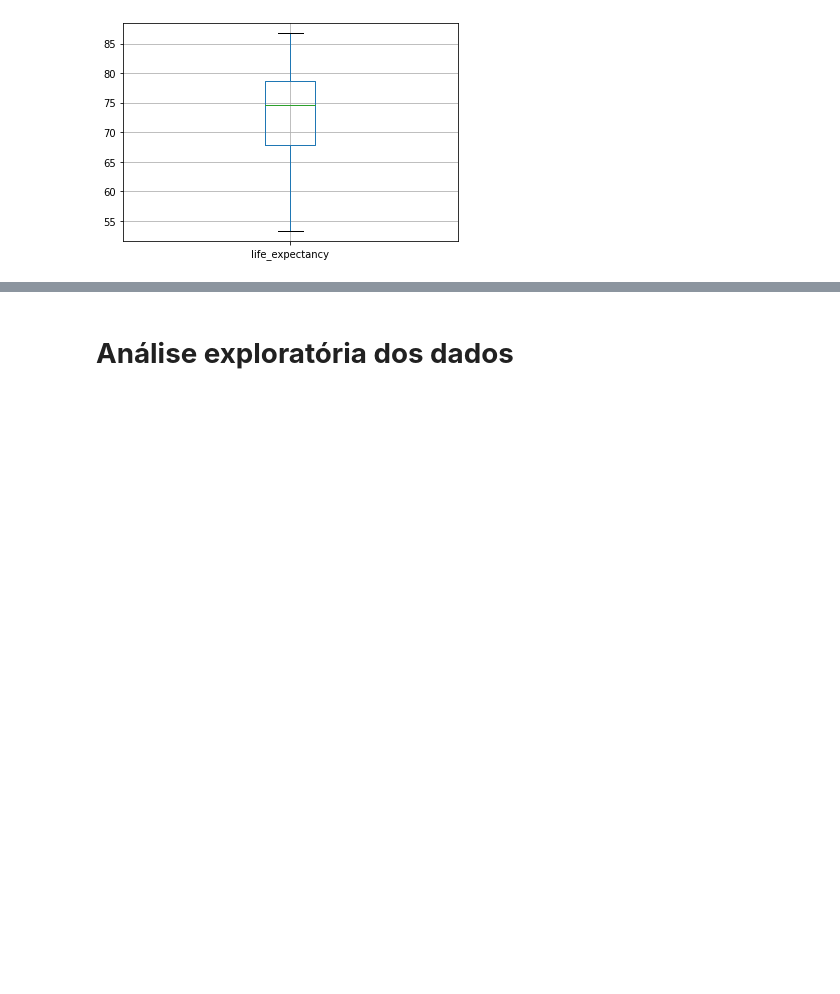
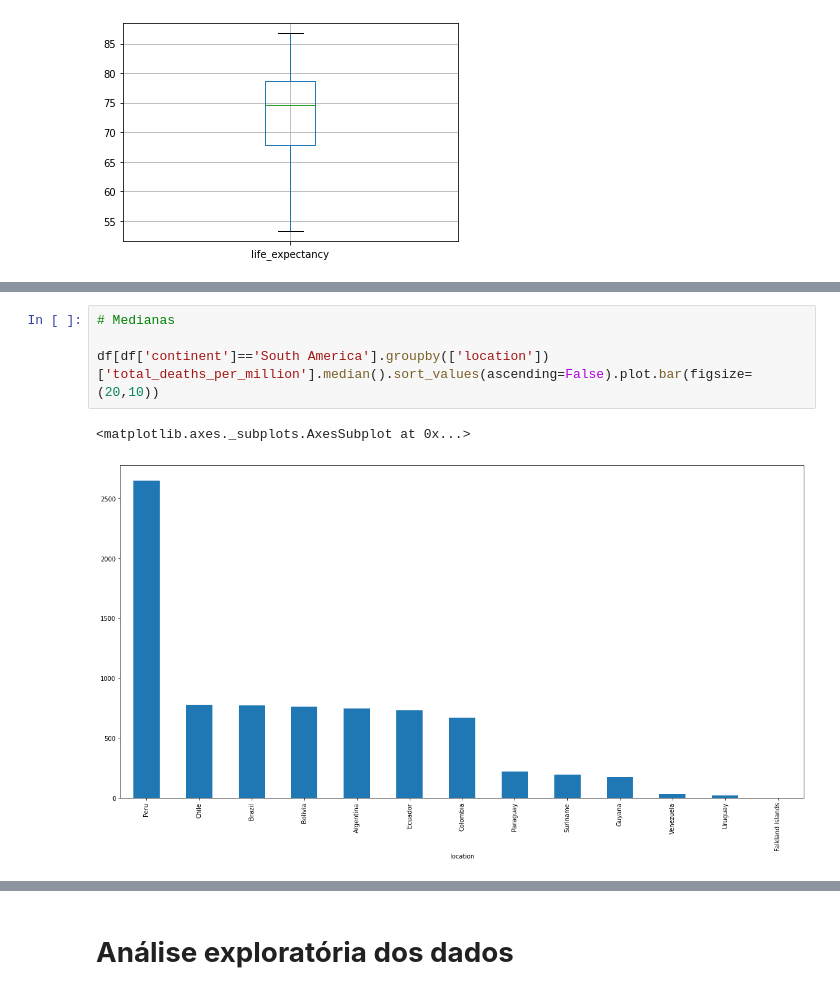
Before and after one commit to lluk4z/IF697-CienciaDeDados, a Jupyter notebook: Projeto01.ipynb, the cells around one changed output, grey strips where cells are left out. Cells and saved outputs as stored; diff of their text form; blank space fills up the shorter version.

```diff
--- a/Projeto01.ipynb
+++ b/Projeto01.ipynb
@@ -149,0 +192,7 @@ df.boxplot(column=['life_expectancy'])
+# %%
+# Medianas
+
+df[df['continent']=='South America'].groupby(['location'])['total_deaths_per_million'].median().sort_values(ascending=False).plot.bar(figsize=(20,10))
+# %% [output]
+<matplotlib.axes._subplots.AxesSubplot at 0x...>
+[figure, added]
```
Also changed, not shown: parts of 8 cells of this notebook.
